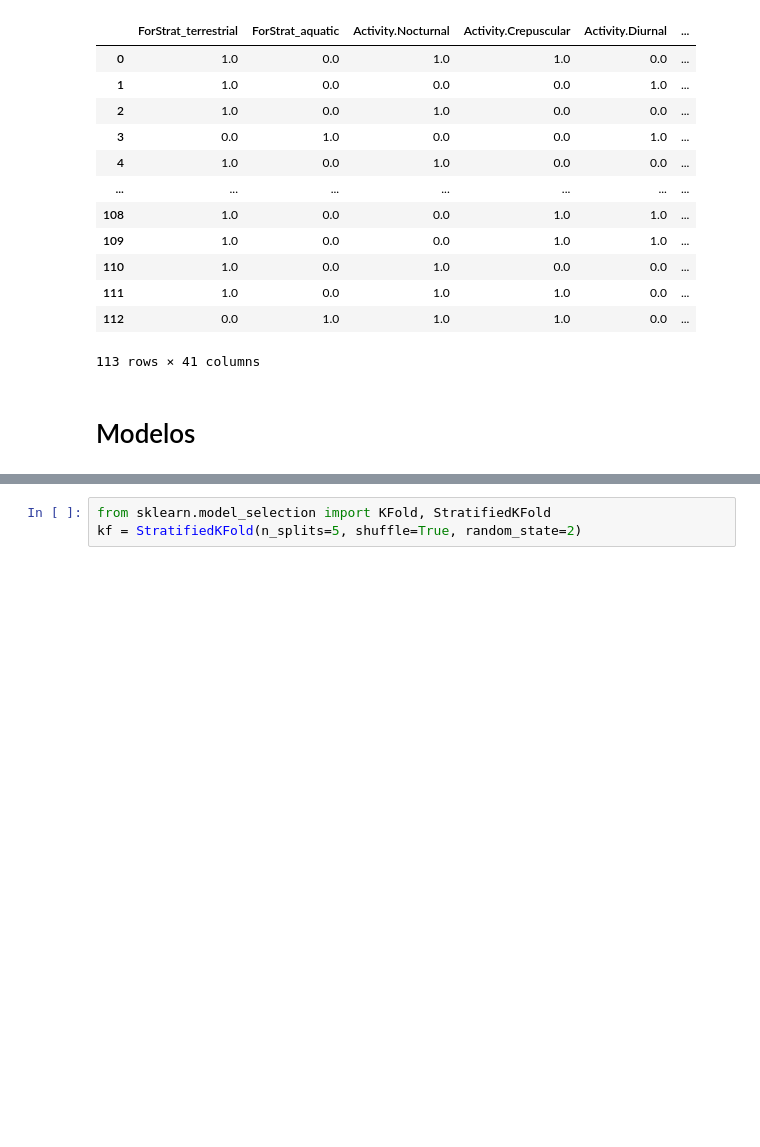
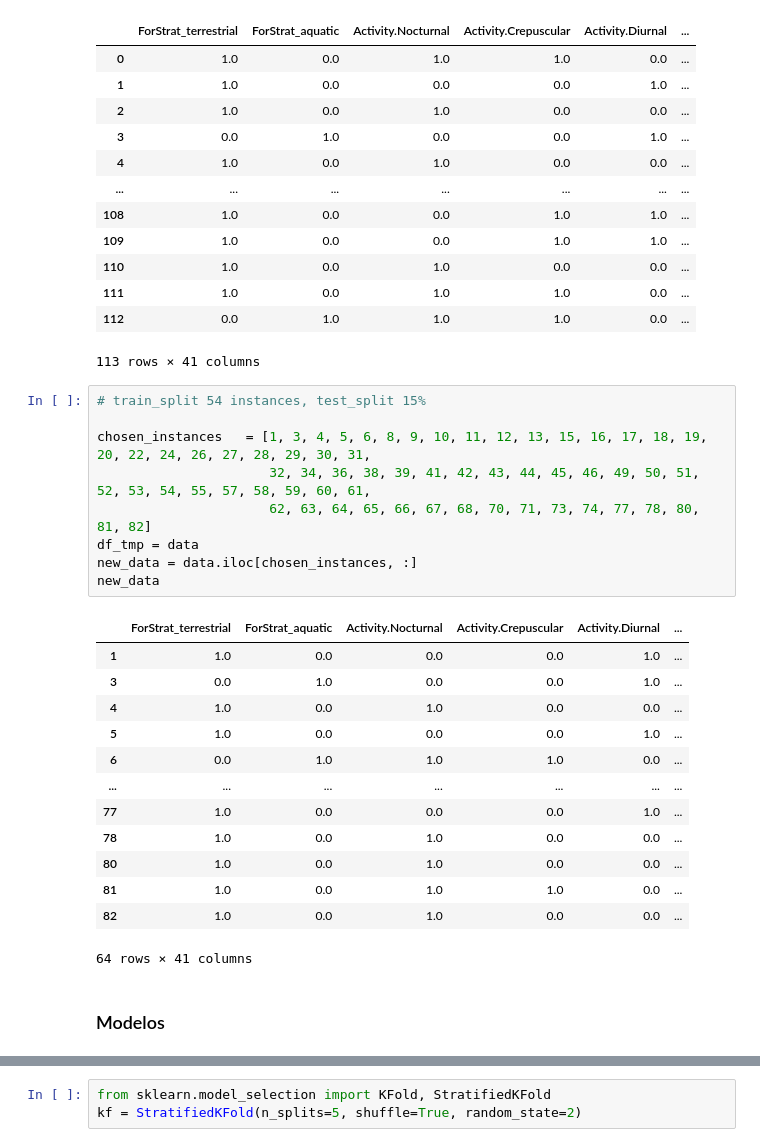
Before and after one commit to andre-brandao/puc_zoonotic_capacity, a Jupyter notebook: main.ipynb, the cells around one changed output, grey strips where cells are left out. Cells and saved outputs as stored; diff of their text form; blank space fills up the shorter version.

```diff
--- a/covid_ic_sam.ipynb
+++ b/main.ipynb
@@ -344,6 +344,29 @@ data
 | 111 | 1.0 | 0.0 | 1.0 | 1.0 | 0.0 | ... |
 | 112 | 0.0 | 1.0 | 1.0 | 1.0 | 0.0 | ... |
 113 rows × 41 columns
+# %%
+# train_split 54 instances, test_split 15%
+
+chosen_instances   = [1, 3, 4, 5, 6, 8, 9, 10, 11, 12, 13, 15, 16, 17, 18, 19, 20, 22, 24, 26, 27, 28, 29, 30, 31,
+                      32, 34, 36, 38, 39, 41, 42, 43, 44, 45, 46, 49, 50, 51, 52, 53, 54, 55, 57, 58, 59, 60, 61,
+                      62, 63, 64, 65, 66, 67, 68, 70, 71, 73, 74, 77, 78, 80, 81, 82]
+df_tmp = data
+new_data = data.iloc[chosen_instances, :]
+new_data
+# %% [output]
+|  | ForStrat_terrestrial | ForStrat_aquatic | Activity.Nocturnal | Activity.Crepuscular | Activity.Diurnal | ... |
+| 1 | 1.0 | 0.0 | 0.0 | 0.0 | 1.0 | ... |
+| 3 | 0.0 | 1.0 | 0.0 | 0.0 | 1.0 | ... |
+| 4 | 1.0 | 0.0 | 1.0 | 0.0 | 0.0 | ... |
+| 5 | 1.0 | 0.0 | 0.0 | 0.0 | 1.0 | ... |
+| 6 | 0.0 | 1.0 | 1.0 | 1.0 | 0.0 | ... |
+| ... | ... | ... | ... | ... | ... | ... |
+| 77 | 1.0 | 0.0 | 0.0 | 0.0 | 1.0 | ... |
+| 78 | 1.0 | 0.0 | 1.0 | 0.0 | 0.0 | ... |
+| 80 | 1.0 | 0.0 | 1.0 | 0.0 | 0.0 | ... |
+| 81 | 1.0 | 0.0 | 1.0 | 1.0 | 0.0 | ... |
+| 82 | 1.0 | 0.0 | 1.0 | 0.0 | 0.0 | ... |
+64 rows × 41 columns
 # %% [markdown]
-# Modelos
+### Modelos
 # %%
```
Also changed, not shown: parts of 18 cells of this notebook, 1 other file.
